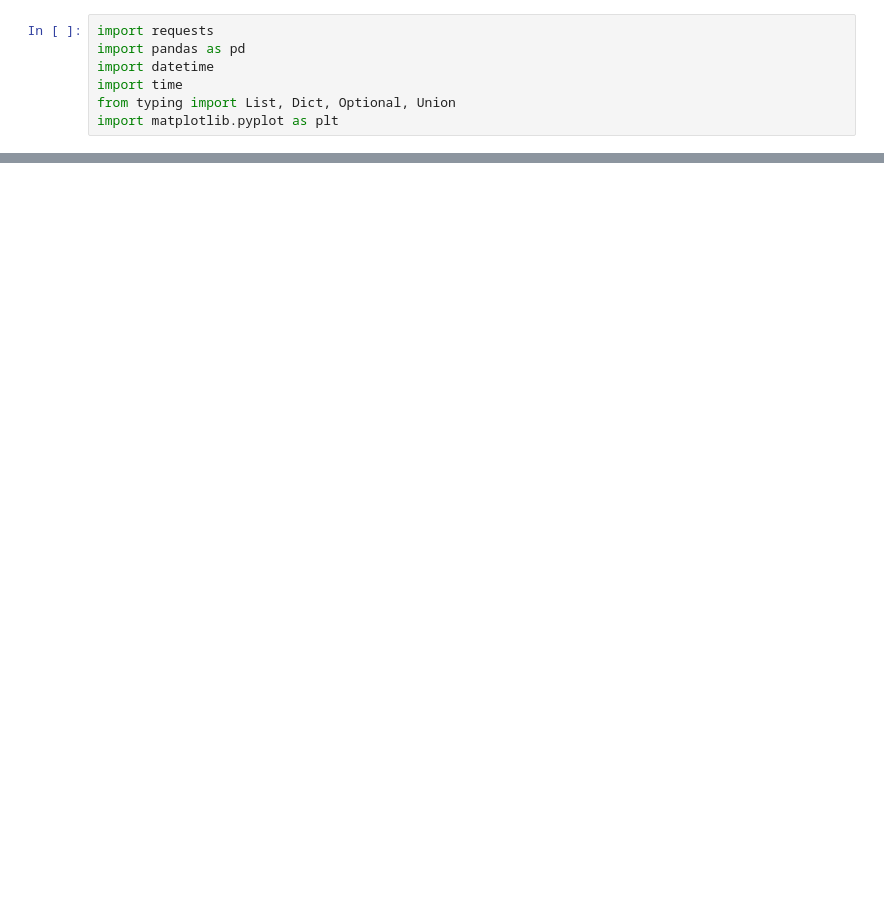
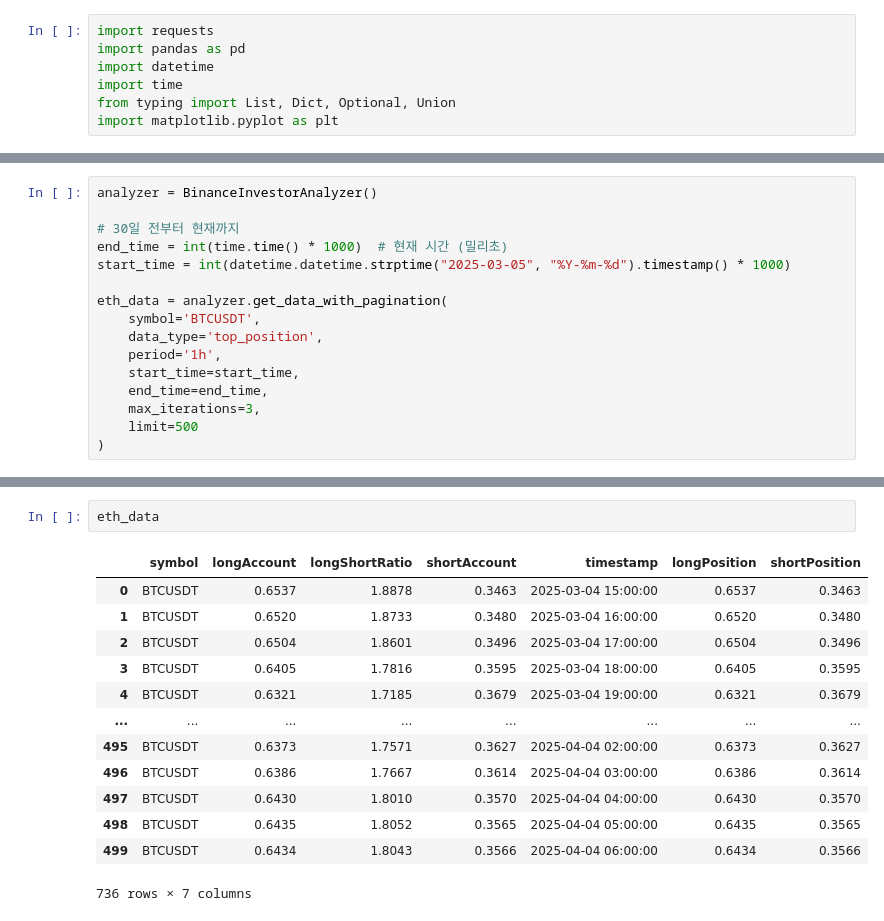
Before and after one commit to youngjinss/belief_of_belief_learning, a Jupyter notebook: notebook/[v2] binance_position_ratio.ipynb, the cells around one changed output, grey strips where cells are left out. Cells and saved outputs as stored; diff of their text form; blank space fills up the shorter version.

```diff
--- a/notebook/[v2] binance_position_ratio.ipynb
+++ b/notebook/[v2] binance_position_ratio.ipynb
@@ -273,0 +393,16 @@ class BinanceInvestorAnalyzer:
+# %%
+analyzer = BinanceInvestorAnalyzer()
+
+# 30일 전부터 현재까지
+end_time = int(time.time() * 1000)  # 현재 시간 (밀리초)
+start_time = int(datetime.datetime.strptime("2025-03-05", "%Y-%m-%d").timestamp() * 1000)
+
+eth_data = analyzer.get_data_with_pagination(
+    symbol='BTCUSDT',
+    data_type='top_position',
+    period='1h',
+    start_time=start_time,
+    end_time=end_time,
+    max_iterations=3,
+    limit=500
+)
@@ -274,3 +427,19 @@ class BinanceInvestorAnalyzer:
+# %%
+eth_data
+# %% [output]
+|  | symbol | longAccount | longShortRatio | shortAccount | timestamp | longPosition | shortPosition |
+| 0 | BTCUSDT | 0.6537 | 1.8878 | 0.3463 | 2025-03-04 15:00:00 | 0.6537 | 0.3463 |
+| 1 | BTCUSDT | 0.6520 | 1.8733 | 0.3480 | 2025-03-04 16:00:00 | 0.6520 | 0.3480 |
+| 2 | BTCUSDT | 0.6504 | 1.8601 | 0.3496 | 2025-03-04 17:00:00 | 0.6504 | 0.3496 |
+| 3 | BTCUSDT | 0.6405 | 1.7816 | 0.3595 | 2025-03-04 18:00:00 | 0.6405 | 0.3595 |
+| 4 | BTCUSDT | 0.6321 | 1.7185 | 0.3679 | 2025-03-04 19:00:00 | 0.6321 | 0.3679 |
+| ... | ... | ... | ... | ... | ... | ... | ... |
+| 495 | BTCUSDT | 0.6373 | 1.7571 | 0.3627 | 2025-04-04 02:00:00 | 0.6373 | 0.3627 |
+| 496 | BTCUSDT | 0.6386 | 1.7667 | 0.3614 | 2025-04-04 03:00:00 | 0.6386 | 0.3614 |
+| 497 | BTCUSDT | 0.6430 | 1.8010 | 0.3570 | 2025-04-04 04:00:00 | 0.6430 | 0.3570 |
+| 498 | BTCUSDT | 0.6435 | 1.8052 | 0.3565 | 2025-04-04 05:00:00 | 0.6435 | 0.3565 |
+| 499 | BTCUSDT | 0.6434 | 1.8043 | 0.3566 | 2025-04-04 06:00:00 | 0.6434 | 0.3566 |
+736 rows × 7 columns
 # %%
 analyzer = BinanceInvestorAnalyzer()
 
```
Also changed, not shown: parts of 4 cells of this notebook, 3 other files.
